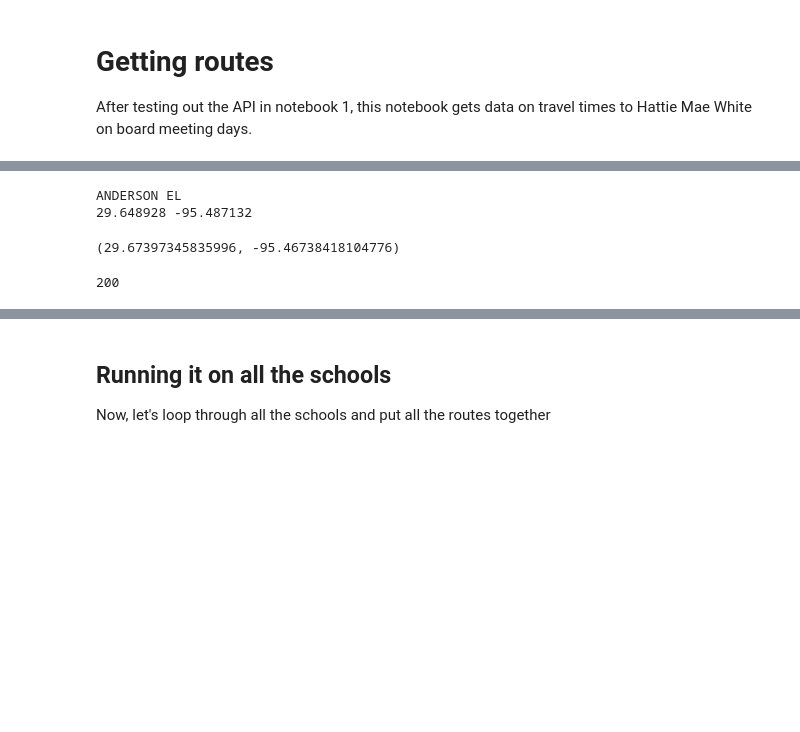
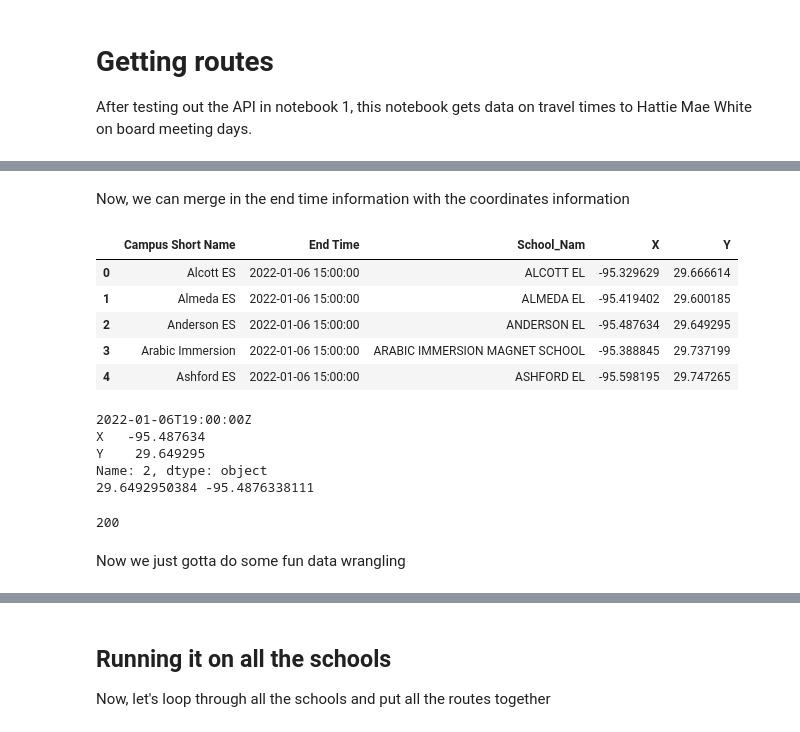
Before and after one commit to amyafan/HMW_Transit, a Jupyter notebook: prep/notebooks/2_Getting_Routes.ipynb, the cells around one changed output, grey strips where cells are left out. Drawn from its saved outputs; the diff is of its cells as text; code cells hidden in the pictures; blank space fills up the shorter version.

```diff
--- a/prep/notebooks/2_Getting_Routes.ipynb
+++ b/prep/notebooks/2_Getting_Routes.ipynb
@@ -40,0 +46,12 @@ sch_info.head()
+# %%
+# excel sheet with schools end times -- the information on all the schools is on the second sheet
+endtimes_str = direc + "prep//raw_data//" + "start_end_times.xlsx"
+endtimes_cols = ['Campus Short Name', 'End Time']
+
+endtimes = pd.read_excel(endtimes_str, 1, usecols = endtimes_cols, parse_dates = ['End Time'])
+
+# delete SOAR Academy since there is no school end time
+endtimes = endtimes[endtimes['Campus Short Name'] != "SOAR Center"]
+print(endtimes.shape)
+
+endtimes.head()
@@ -40,0 +66,10 @@ sch_info.head()
+# %%
+# Geographic information
+
+coord_str =  direc + "prep//raw_data//" + "school_geography.csv"
+coord_cols = ['School_Nam', 'X', 'Y']
+
+coord = pd.read_csv(coord_str, usecols = coord_cols)
+print(coord.shape)
+
+coord.head()
@@ -40,0 +86,5 @@ sch_info.head()
+# %%
+key_str = direc + "prep//raw_data//" + "name_match_final.csv"
+key = pd.read_csv(key_str)
+
+key.head()
@@ -41,16 +98,35 @@ sch_info.head()
+# %% [markdown]
+Now, we can merge in the end time information with the coordinates information
+# %%
+endtime_coord = endtimes.merge(key).merge(coord)
+endtime_coord.head()
+# %% [output]
+|  | Campus Short Name | End Time | School_Nam | X | Y |
+| 0 | Alcott ES | 2022-01-06 15:00:00 | ALCOTT EL | -95.329629 | 29.666614 |
+| 1 | Almeda ES | 2022-01-06 15:00:00 | ALMEDA EL | -95.419402 | 29.600185 |
+| 2 | Anderson ES | 2022-01-06 15:00:00 | ANDERSON EL | -95.487634 | 29.649295 |
+| 3 | Arabic Immersion | 2022-01-06 15:00:00 | ARABIC IMMERSION MAGNET SCHOOL | -95.388845 | 29.737199 |
+| 4 | Ashford ES | 2022-01-06 15:00:00 | ASHFORD EL | -95.598195 | 29.747265 |
 # %%
-# now, let's take a sample school and calculat the route!
+# now, let's take a sample school and calculate the route!
 nrow = 2
 
-s_lat = sch_info.iloc[nrow, 1]
-s_long = sch_info.iloc[nrow, 2]
+# school name
+s_name = endtime_coord.iloc[nrow, 2]
 
-print(sch_info.iloc[nrow, 0])
+# school end time
+s_endtime = (endtime_coord.iloc[nrow, 1] + timedelta(hours=4)).strftime("%Y-%m-%dT%H:%M:%SZ")
+print(s_endtime)
+
+# For some reason, X and Y are longitude and latitude, respectively
+s_lat = endtime_coord.iloc[nrow, 4]
+s_long = endtime_coord.iloc[nrow, 3]
+
 print(s_lat, s_long)
-
-29.67397345835996, -95.46738418104776
 # %% [output]
-ANDERSON EL
-29.648928 -95.487132
+2022-01-06T19:00:00Z
+X   -95.487634
+Y    29.649295
+Name: 2, dtype: object
+29.6492950384 -95.4876338111
-(29.67397345835996, -95.46738418104776)
 # %%
@@ -63 +138,3 @@ trip = pd.DataFrame(trip.json())
+# %% [markdown]
+Now we just gotta do some fun data wrangling
 # %%
```
Also changed, not shown: parts of 21 cells of this notebook, 2 other files.
